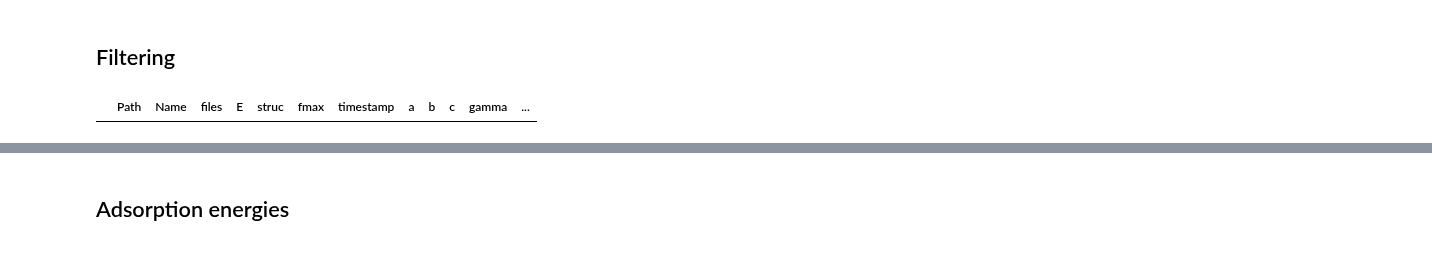
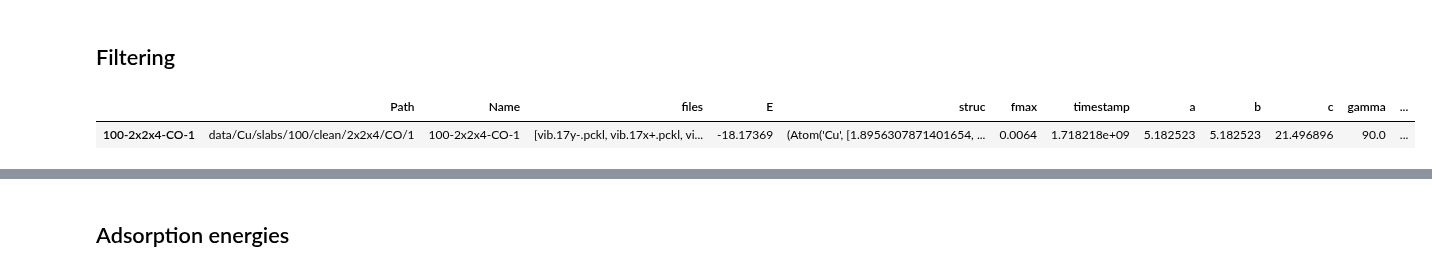
Before and after one commit to c-cppx/DFTDataFrame, a Jupyter notebook: Templates/Adsorbates.ipynb, the cells around one changed output, grey strips where cells are left out. Drawn from its saved outputs; the diff is of its cells as text; code cells hidden in the pictures.

```diff
--- a/Templates/Adsorbates.ipynb
+++ b/Templates/Adsorbates.ipynb
@@ -134,11 +139,12 @@ Name: Vacuum, dtype: float64
 # %% [markdown]
 ## Filtering
 # %%
-#Not all calculations are always relevent. For example calculations in test folders can often be ignored.
-#In this set we don't have any but if you would like to create a new frame with the filtered results assign it to a variable, possibly the same:
-#Cu_slabs = Cu_slabs[~Cu_slabs.Name.str.contains('test')]
-Cu_slabs[Cu_slabs.Name.str.contains('test')]
+#Not all calculations are always relevent.
+#If you would like to create a new frame with the filtered results assign it to a variable:
+CO = Cu_slabs[Cu_slabs.Name.str.contains('CO')]
+CO
 # %% [output]
 |  | Path | Name | files | E | struc | fmax | timestamp | a | b | c | gamma | ... |
+| 100-2x2x4-CO-1 | data/Cu/slabs/100/clean/2x2x4/CO/1 | 100-2x2x4-CO-1 | [vib.17y-.pckl, vib.17x+.pckl, vi... | -18.17369 | (Atom('Cu', [1.8956307871401654, ... | 0.0064 | 1.718218e+09 | 5.182523 | 5.182523 | 21.496896 | 90.0 | ... |
 # %%
 # The ~ is a NOT operator here. So all entries that do NOT contains test are shown:
```
Also changed, not shown: parts of 26 cells of this notebook, 12 other files.
